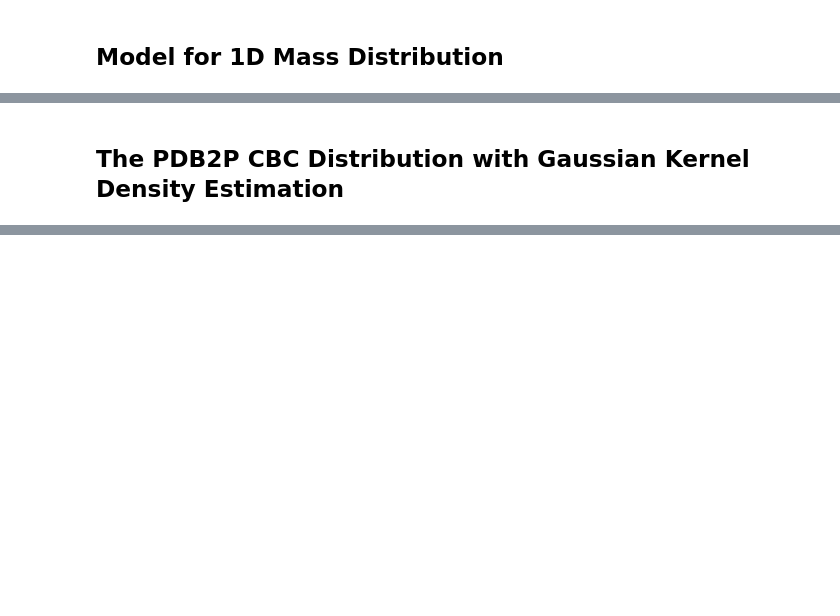
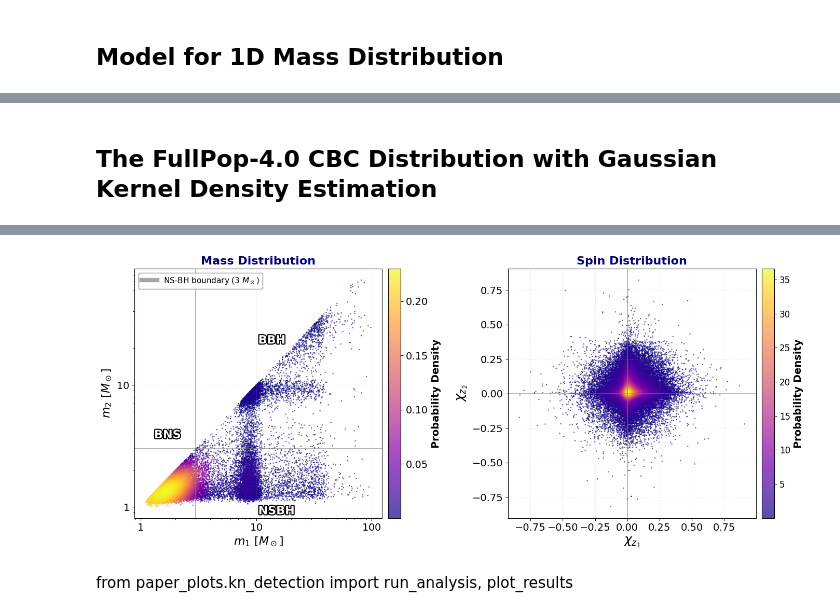
Before and after one commit to weizmannk/cbc-population-distributions, a Jupyter notebook: scripts/quick_start.ipynb, the cells around one changed output, grey strips where cells are left out. Drawn from its saved outputs; the diff is of its cells as text; code cells hidden in the pictures; blank space fills up the shorter version.

```diff
--- a/scripts/quick_start.ipynb
+++ b/scripts/quick_start.ipynb
@@ -733,16 +1177,15 @@ plt.show()
 # %% [markdown]
 
-## The PDB2P CBC Distribution with Gaussian Kernel Density Estimation
+## The FullPop-4.0 CBC Distribution with Gaussian Kernel Density Estimation
 # %%
 # ============================================================================
 # Configuration
 # ============================================================================
-N_SAMPLES = 100_000
+N_SAMPLES = 50_000
 FIGURE_SIZE = (14, 6)
 FONT_SIZE_LABEL = 16
 FONT_SIZE_TICK = 14
 FONT_SIZE_CBAR = 14
-# SCATTER_SIZE = 8
 SCATTER_SIZE = 3
 ALPHA = 0.7
 COLORMAP = "plasma"  #'magma'
@@ -750,19 +1193,11 @@ COLORMAP = "plasma"  #'magma'
 # ============================================================================
 # Load and process data
 # ============================================================================
-table = Table.read(CBC_MASS_DISTRIBUTION_FILE)[:N_SAMPLES]
+fullpop4 = table
 ns_max_mass = 3.0
 
-# Create processed table
-Farah = Table(
-    {
-        "mass1": table["mass1"],
-        "mass2": table["mass2"],
-        "spin1z": table["spin1z"],
-        "spin2z": table["spin2z"],
-    }
-)
-Farah.sort("mass1")
+idx = np.random.choice(len(fullpop4), size=N_SAMPLES, replace=False)
+fullpop4 = fullpop4[np.sort(idx)]
 
 # ============================================================================
 # Create combined visualization
@@ -775,8 +1210,8 @@ fig, axes = plt.subplots(1, 2, figsize=FIGURE_SIZE)
 ax1 = axes[0]
 
 # Mass distribution (log scale)
-mass1 = Farah["mass1"]  # np.log10(Farah["mass1"])
-mass2 = Farah["mass2"]  # np.log10(Farah["mass2"])
+mass1 = fullpop4["mass1"]
+mass2 = fullpop4["mass2"]
 
 # Compute KDE
 xy_mass = np.vstack([mass1, mass2])
@@ -802,20 +1237,18 @@ scatter1 = ax1.scatter(
 )
 
 # Add separation lines for BNS/NSBH/BBH
-log_ns_max = ns_max_mass  # np.log10(ns_max_mass)
-
 # Horizontal line at ns_max_mass (separates NS from BH on mass2 axis)
 ax1.axhline(
-    y=log_ns_max,
+    y=ns_max_mass,
     color="gray",
     linestyle="-",
     linewidth=1.2,
     label=f"NS-BH boundary ({ns_max_mass:.0f} $M_\\odot$)",
-    alpha=0.6,
+    alpha=0.7,
 )
 
 # Vertical line at ns_max_mass (separates NS from BH on mass1 axis)
-ax1.axvline(x=log_ns_max, color="gray", linestyle="-", linewidth=1.2, alpha=0.6)
+ax1.axvline(x=ns_max_mass, color="gray", linestyle="-", linewidth=1.2, alpha=0.7)
 
 # Add text labels for regions with white text and black outline for better visibility
 text_style = [withStroke(linewidth=3, foreground="black")]
@@ -833,7 +1266,7 @@ ax1.text(
 
 ax1.text(
     0.5,
-    0.01,
+    0.015,
     "NSBH",
     transform=ax1.transAxes,
     fontsize=16,
@@ -861,13 +1294,13 @@ ax1.set_title(
     r"Mass Distribution", color="navy", fontsize=FONT_SIZE_LABEL, fontweight="bold"
 )
 
-# Add grid
+# Add grid for axis 1
 ax1.grid(True, alpha=0.3, linestyle="--", linewidth=0.5)
 
 # Add legend with better formatting
 ax1.legend(loc="upper left", fontsize=11, framealpha=0.9, edgecolor="gray")
 
-# Colorbar
+# Colorbar for mass 1
 cbar1 = fig.colorbar(scatter1, ax=ax1, pad=0.02)
 cbar1.set_label("Probability Density", fontsize=FONT_SIZE_CBAR, fontweight="bold")
 cbar1.ax.tick_params(labelsize=FONT_SIZE_TICK)
@@ -880,15 +1313,15 @@ ax1.set_yscale("log")
 ax2 = axes[1]
 
 # Extract spin data
-spin1z = Farah["spin1z"]
-spin2z = Farah["spin2z"]
+spin1z = fullpop4["spin1z"]
+spin2z = fullpop4["spin2z"]
 
-# Compute KDE
+# Compute KDE for masses
 xy_spin = np.vstack([spin1z, spin2z])
 kde_spin = gaussian_kde(xy_spin, bw_method="scott")
 z_spin = kde_spin(xy_spin)
 
-# Sort by density
+# Sort by density for spins
 idx_spin = z_spin.argsort()
 spin1z_sorted = spin1z[idx_spin]
 spin2z_sorted = spin2z[idx_spin]
@@ -913,7 +1346,7 @@ ax2.set_title(
     r"Spin Distribution", color="navy", fontsize=FONT_SIZE_LABEL, fontweight="bold"
 )
 
-# Add grid
+# Add grid for axis 2
 ax2.grid(True, alpha=0.3, linestyle="--", linewidth=0.5)
 
 # Add reference lines at zero (slightly darker for print visibility)
@@ -930,28 +1363,17 @@ cbar1.ax.tick_params(labelsize=FONT_SIZE_TICK)
 # ============================================================================
 plt.tight_layout()
 
-# plt.savefig(
-#     f"{OUTPUT_DIR}/gaussian_kde_distribution_of_masses_spins_logscale.pdf",
-#     dpi=300,
-#     bbox_inches="tight",
-#     pad_inches=0.05,
-# )
-# plt.savefig(
-#     f"{OUTPUT_DIR}/gaussian_kde_distribution_of_masses_spins_logscale.png",
-#     dpi=300,
-#     bbox_inches="tight",
-#     pad_inches=0.05,
-# )
-print("Figures saved: gaussian_kde_distribution_of_masses_spins.pdf and .png")
+logger.info("Figures saved: gaussian_kde_distribution_of_masses_spins.pdf and .png")
 
 # ============================================================================
 # Print population statistics
 # ============================================================================
-print(
-    f"Number of BNS: {len(Farah[(Farah['mass1'] < ns_max_mass)])}, "
-    f"Number of NSBH: {len(Farah[(Farah['mass1'] >= ns_max_mass) & (Farah['mass2'] < ns_max_mass)])}, "
-    f"Number of BBH: {len(Farah[(Farah['mass2'] >= ns_max_mass)])}"
+logger.info(
+    f"Number of BNS: {len(fullpop4[(fullpop4['mass1'] < ns_max_mass)])}, "
+    f"Number of NSBH: {len(fullpop4[(fullpop4['mass1'] >= ns_max_mass) & (fullpop4['mass2'] < ns_max_mass)])}, "
+    f"Number of BBH: {len(fullpop4[(fullpop4['mass2'] >= ns_max_mass)])}"
 )
 
-
 plt.show()
+plt.close()
+# %% [output]
@@ -957,0 +1382,3 @@ plt.show()
+[figure, added]
+# %% [markdown]
+from paper_plots.kn_detection import run_analysis, plot_results
```
Also changed, not shown: parts of 46 cells of this notebook, 17 other files.
